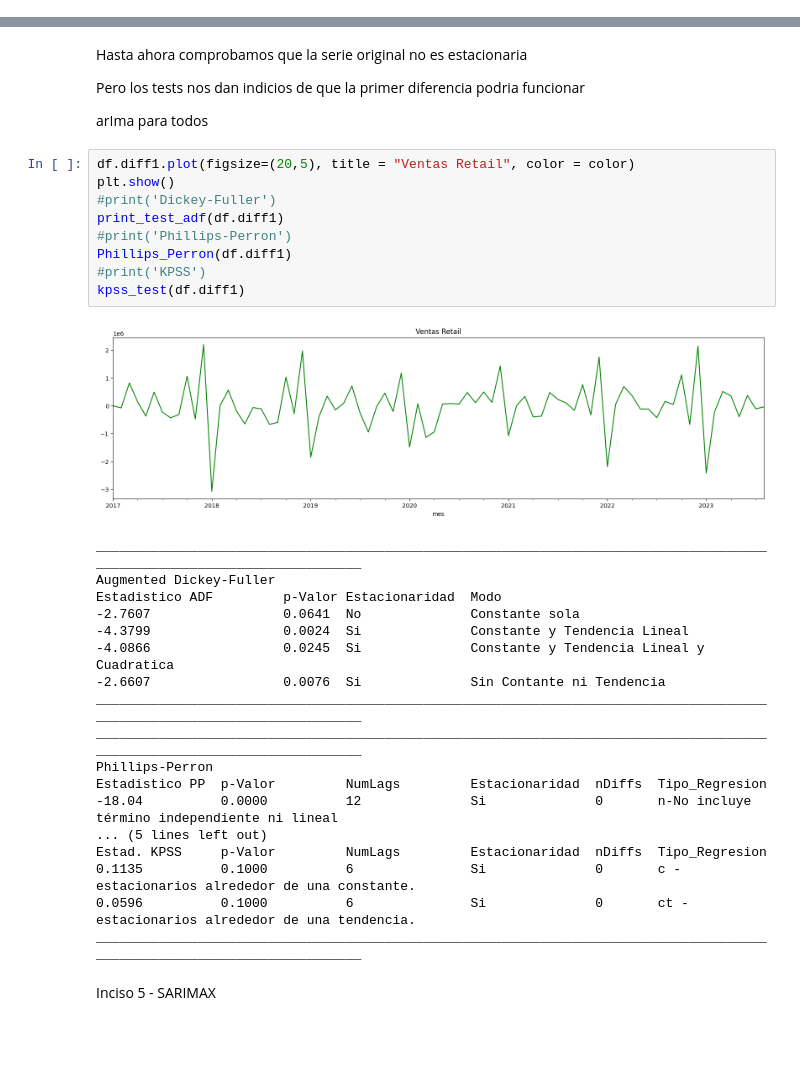
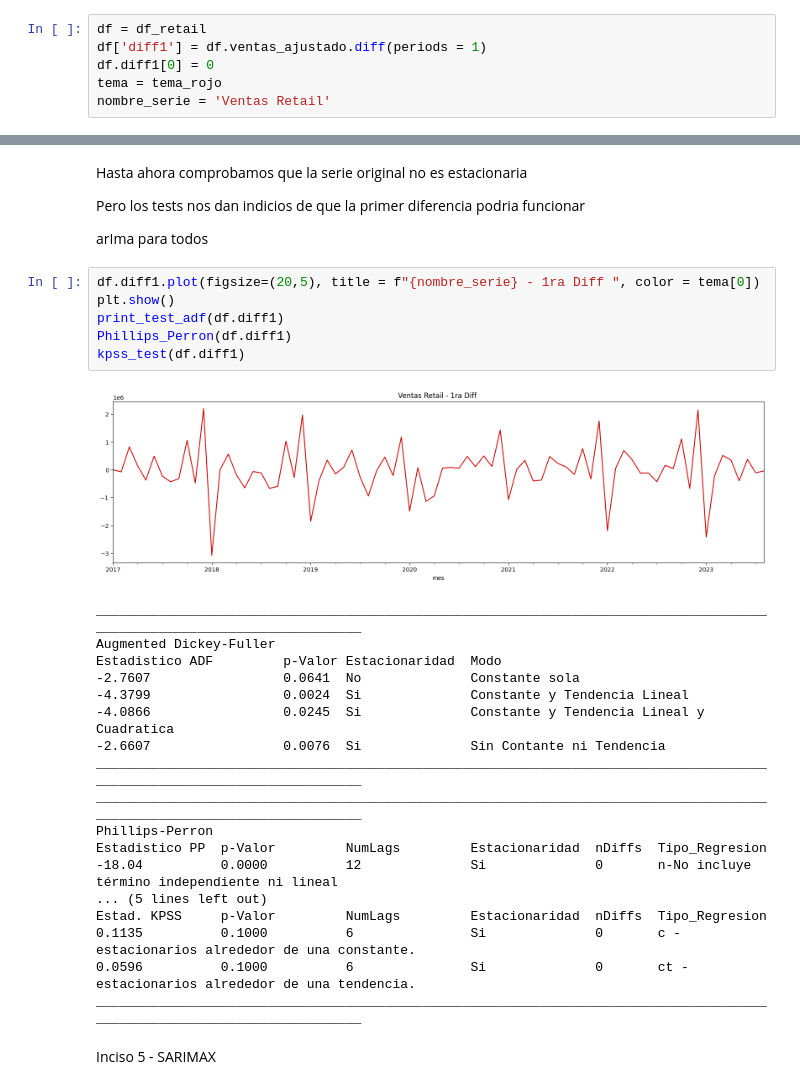
Before and after one commit to waldof86/AST, a Jupyter notebook: TP1/TP1 v4.ipynb, the cells around one changed output, grey strips where cells are left out. Saved outputs shown, nothing was run; the diff lists cells and outputs as text; blank space fills up the shorter version.

```diff
--- a/TP1/TP1 v4.ipynb
+++ b/TP1/TP1 v4.ipynb
@@ -400 +381,7 @@ color = 'green'
+# %%
+df = df_retail
+df['diff1'] = df.ventas_ajustado.diff(periods = 1)
+df.diff1[0] = 0
+tema = tema_rojo
+nombre_serie = 'Ventas Retail'
 # %%
@@ -446,16 +428,13 @@ Pero los tests nos dan indicios de que la primer diferencia podria funcionar
 
 arIma para todos
 # %%
-df.diff1.plot(figsize=(20,5), title = "Ventas Retail", color = color)
+df.diff1.plot(figsize=(20,5), title = f"{nombre_serie} - 1ra Diff ", color = tema[0])
 plt.show()
-#print('Dickey-Fuller')
 print_test_adf(df.diff1)
-#print('Phillips-Perron')
 Phillips_Perron(df.diff1)
-#print('KPSS')
 kpss_test(df.diff1)
 # %% [output]
-[figure, old version]
+[figure, new version]
 ________________________________________________________________________________________________________________________
 Augmented Dickey-Fuller
 Estadistico ADF         p-Valor Estacionaridad  Modo
```
Also changed, not shown: parts of 33 cells of this notebook.
